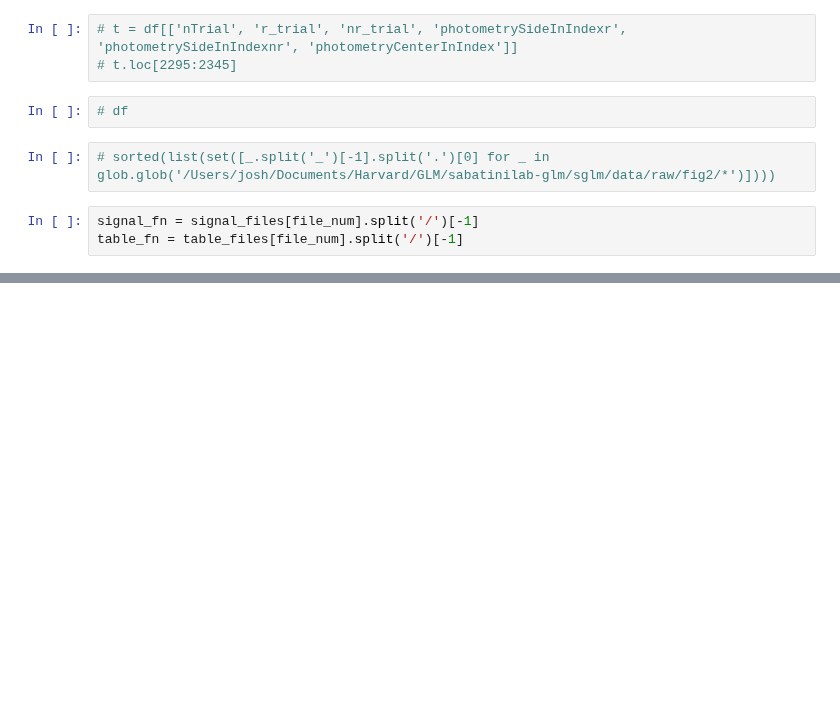
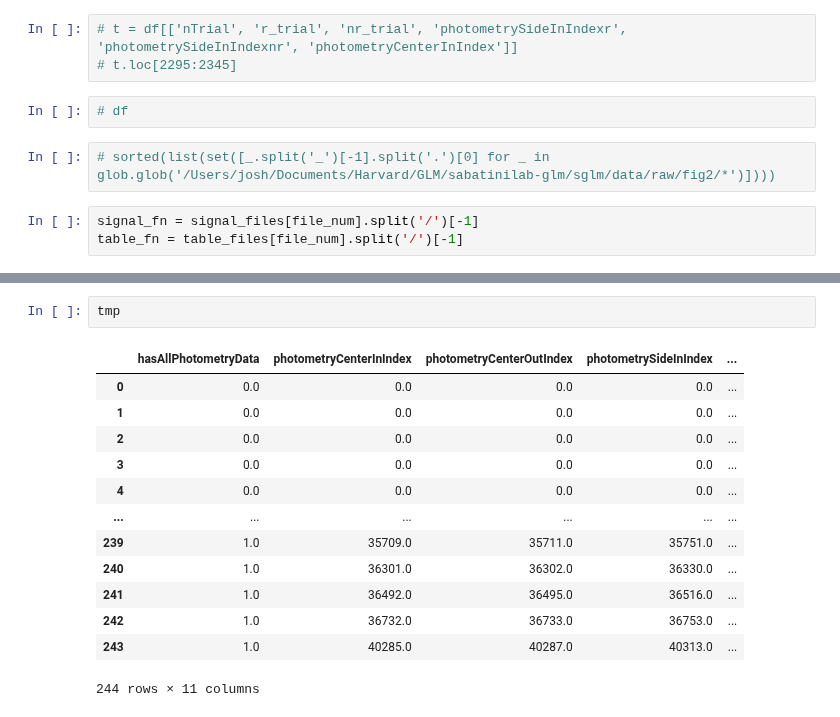
Before and after one commit to kimerein/sabatinilab-glm, a Jupyter notebook: sglm/notebooks/production/01-create_signal_df-lynne.ipynb, the cells around one changed output, grey strips where cells are left out. Drawn from its saved outputs; the diff is of its cells as text; blank space fills up the shorter version.

```diff
--- a/sglm/notebooks/production/01-create_signal_df-lynne.ipynb
+++ b/sglm/notebooks/production/01-create_signal_df-lynne.ipynb
@@ -638,0 +934,16 @@ table_fn = table_files[file_num].split('/')[-1]
+# %%
+tmp
+# %% [output]
+|  | hasAllPhotometryData | photometryCenterInIndex | photometryCenterOutIndex | photometrySideInIndex | ... |
+| 0 | 0.0 | 0.0 | 0.0 | 0.0 | ... |
+| 1 | 0.0 | 0.0 | 0.0 | 0.0 | ... |
+| 2 | 0.0 | 0.0 | 0.0 | 0.0 | ... |
+| 3 | 0.0 | 0.0 | 0.0 | 0.0 | ... |
+| 4 | 0.0 | 0.0 | 0.0 | 0.0 | ... |
+| ... | ... | ... | ... | ... | ... |
+| 239 | 1.0 | 35709.0 | 35711.0 | 35751.0 | ... |
+| 240 | 1.0 | 36301.0 | 36302.0 | 36330.0 | ... |
+| 241 | 1.0 | 36492.0 | 36495.0 | 36516.0 | ... |
+| 242 | 1.0 | 36732.0 | 36733.0 | 36753.0 | ... |
+| 243 | 1.0 | 40285.0 | 40287.0 | 40313.0 | ... |
+244 rows × 11 columns
```
Also changed, not shown: parts of 13 cells of this notebook, 2 other files.
